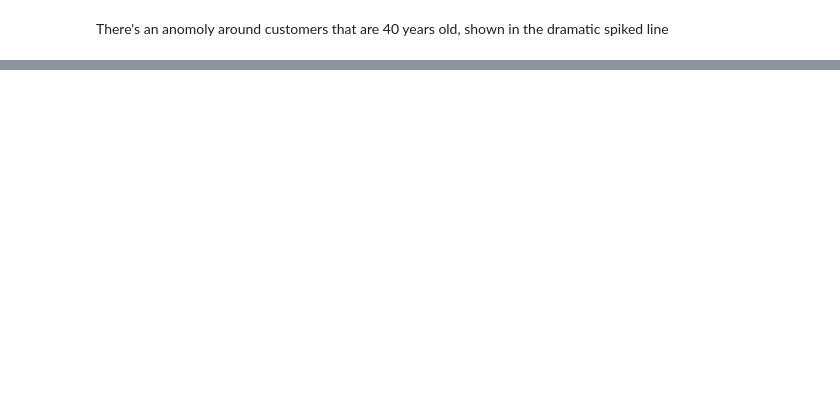
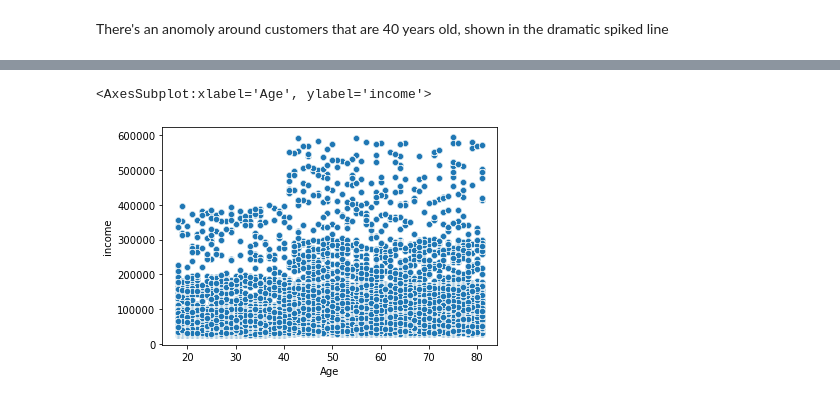
Before and after one commit to candaceavbailey/InstacartPythonAnalysis, a Jupyter notebook: 03 Scripts/IC Extra Visuals.ipynb, the cells around one changed output, grey strips where cells are left out. Drawn from its saved outputs; the diff is of its cells as text; code cells hidden in the pictures; blank space fills up the shorter version.

```diff
--- a/03 Scripts/IC Extra Visuals.ipynb
+++ b/03 Scripts/IC Extra Visuals.ipynb
@@ -29,0 +50,19 @@ df_active.shape
+# %%
+#Defining order day of the week values
+def weekday_label(row):
+
+    if row['orders_day_of_the_week'] == 0:
+        return 'Saturday'
+    elif row['orders_day_of_the_week'] == 1:
+        return 'Sunday'
+    elif row['orders_day_of_the_week'] == 2:
+        return 'Monday'
+    elif row['orders_day_of_the_week'] == 3:
+        return 'Tuesday'
+    elif row['orders_day_of_the_week'] == 4:
+        return 'Wednesday'
+    elif row['orders_day_of_the_week'] == 5:
+        return 'Thursday'
+    elif row['orders_day_of_the_week'] == 6:
+        return 'Friday'
+    else: return 'Not enough data'
@@ -399,0 +547,5 @@ l2.figure.savefig(os.path.join(path, '04 Analysis', 'Visualizations', 'age_incom
+# %%
+sns.scatterplot(x = 'Age', y ='income', data = df_active2)
+# %% [output]
+<AxesSubplot:xlabel='Age', ylabel='income'>
+[figure, added]
```
Also changed, not shown: parts of 24 cells of this notebook.
